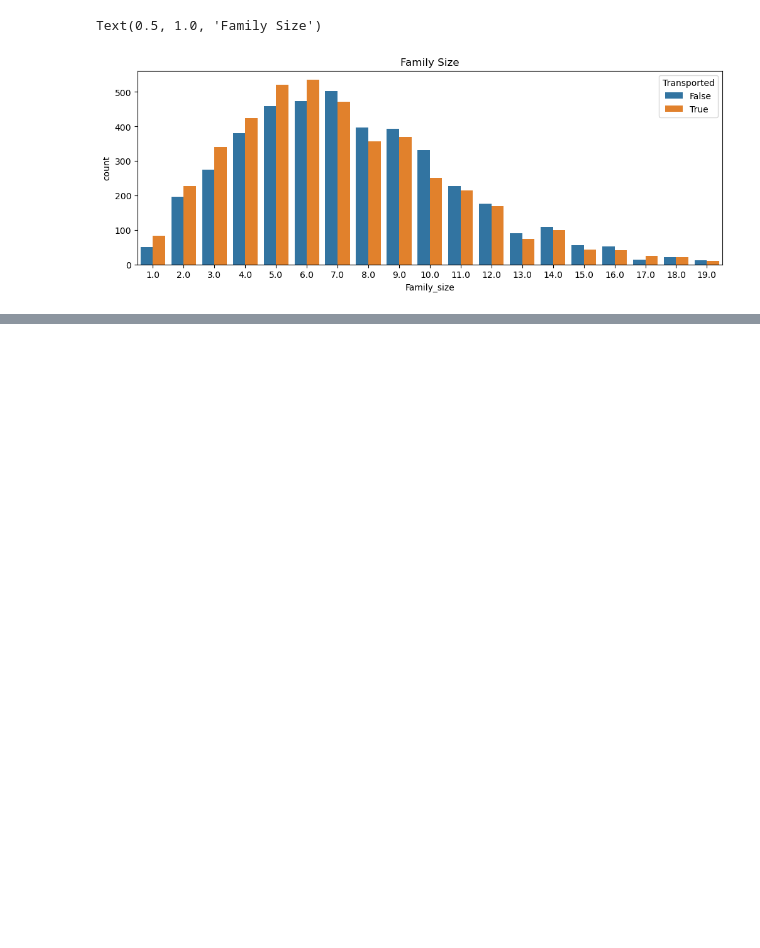
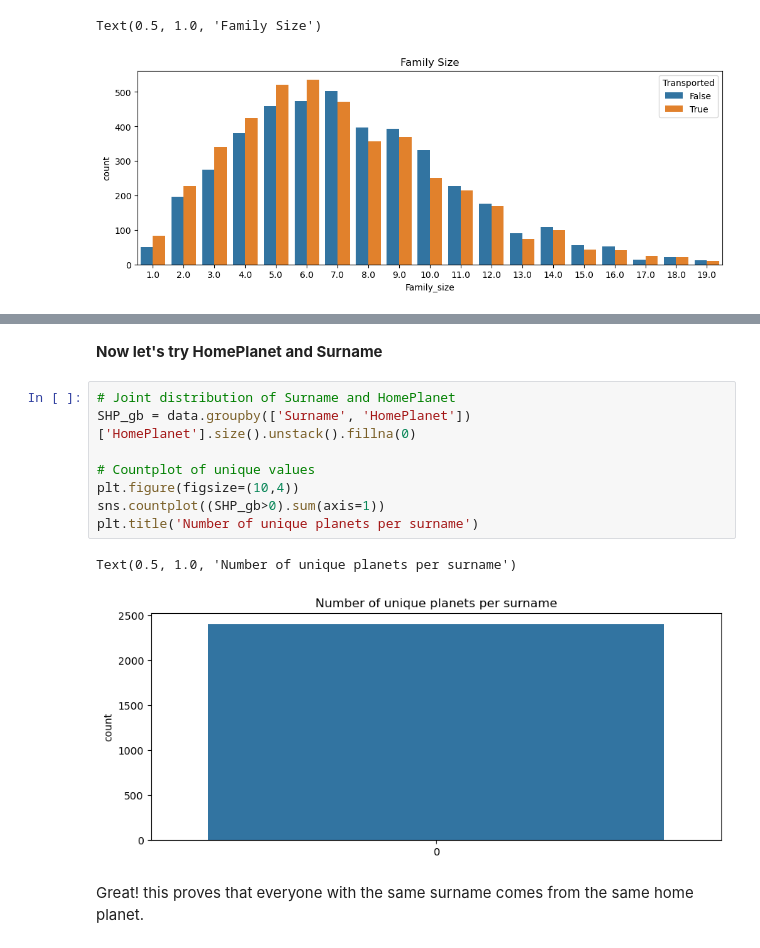
Before and after one commit to cclores1/Gantry-Kinematics, a Jupyter notebook: space-titanic-competition-v1-1.ipynb, the cells around one changed output, grey strips where cells are left out. Saved outputs shown, nothing was run; the diff lists cells and outputs as text; blank space fills up the shorter version.

```diff
--- a/space-titanic-competition-v1-1.ipynb
+++ b/space-titanic-competition-v1-1.ipynb
@@ -453,0 +598,15 @@ Text(0.5, 1.0, 'Family Size')
+# %% [markdown]
+**Now let's try HomePlanet and Surname**
+# %%
+# Joint distribution of Surname and HomePlanet
+SHP_gb = data.groupby(['Surname', 'HomePlanet'])['HomePlanet'].size().unstack().fillna(0)
+
+# Countplot of unique values
+plt.figure(figsize=(10,4))
+sns.countplot((SHP_gb>0).sum(axis=1))
+plt.title('Number of unique planets per surname')
+# %% [output]
+Text(0.5, 1.0, 'Number of unique planets per surname')
+[figure, added]
+# %% [markdown]
+Great! this proves that everyone with the same surname comes from the same home planet.
```
Also changed, not shown: parts of 25 cells of this notebook.
